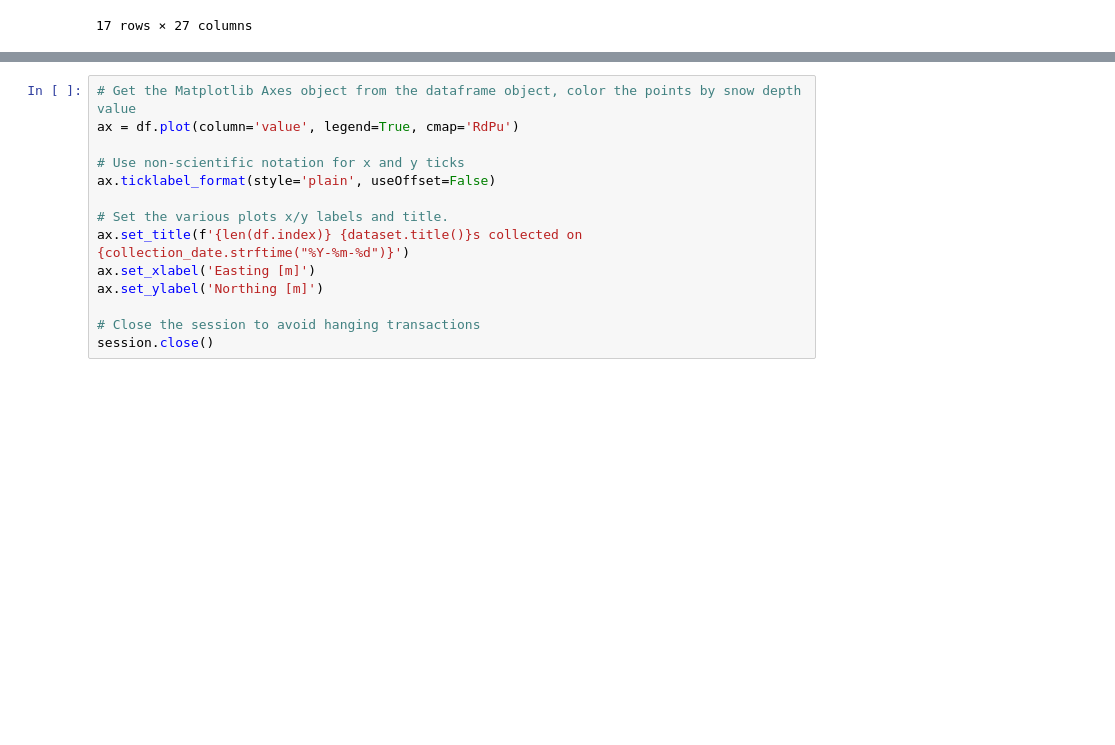
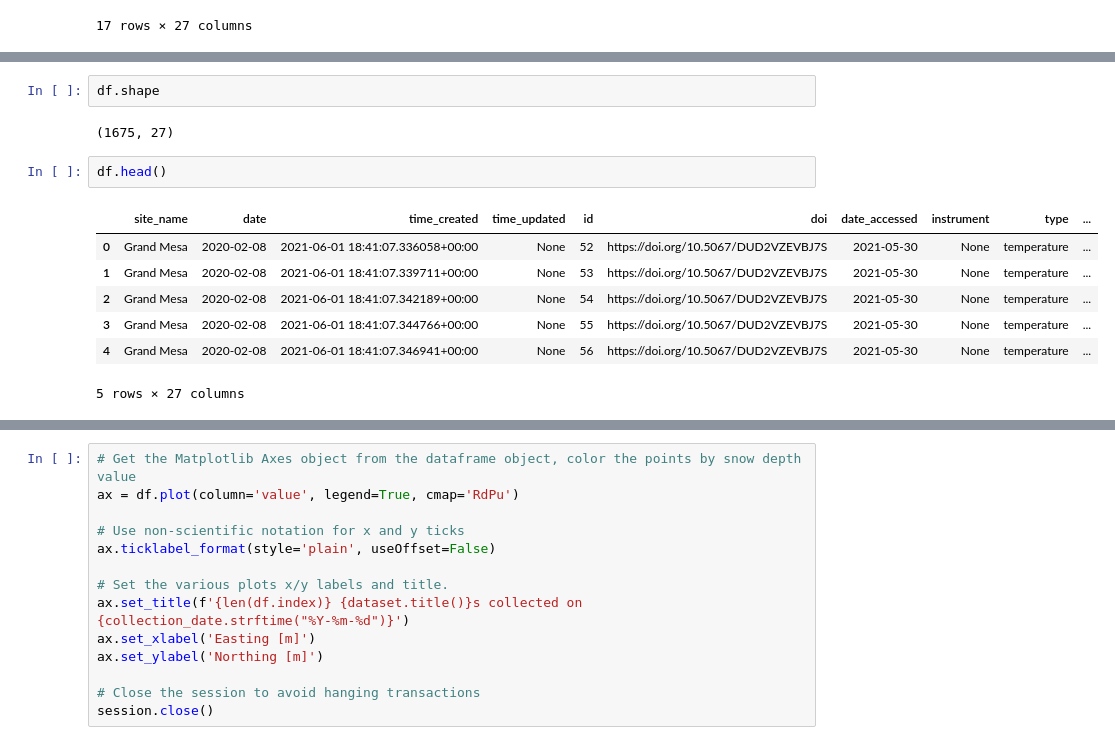
Before and after one commit to snowex-hackweek/hot-pow, a Jupyter notebook: contributors/Jeremy_Johnston/QueryPractice.ipynb, the cells around one changed output, grey strips where cells are left out. Saved outputs shown, nothing was run; the diff lists cells and outputs as text; blank space fills up the shorter version.

```diff
--- a/contributors/Jeremy_Johnston/QueryPractice.ipynb
+++ b/contributors/Jeremy_Johnston/QueryPractice.ipynb
@@ -70,0 +93,14 @@ df
+# %%
+df.shape
+# %% [output]
+(1675, 27)
+# %%
+df.head()
+# %% [output]
+|  | site_name | date | time_created | time_updated | id | doi | date_accessed | instrument | type | ... |
+| 0 | Grand Mesa | 2020-02-08 | 2021-06-01 18:41:07.336058+00:00 | None | 52 | https://doi.org/10.5067/DUD2VZEVBJ7S | 2021-05-30 | None | temperature | ... |
+| 1 | Grand Mesa | 2020-02-08 | 2021-06-01 18:41:07.339711+00:00 | None | 53 | https://doi.org/10.5067/DUD2VZEVBJ7S | 2021-05-30 | None | temperature | ... |
+| 2 | Grand Mesa | 2020-02-08 | 2021-06-01 18:41:07.342189+00:00 | None | 54 | https://doi.org/10.5067/DUD2VZEVBJ7S | 2021-05-30 | None | temperature | ... |
+| 3 | Grand Mesa | 2020-02-08 | 2021-06-01 18:41:07.344766+00:00 | None | 55 | https://doi.org/10.5067/DUD2VZEVBJ7S | 2021-05-30 | None | temperature | ... |
+| 4 | Grand Mesa | 2020-02-08 | 2021-06-01 18:41:07.346941+00:00 | None | 56 | https://doi.org/10.5067/DUD2VZEVBJ7S | 2021-05-30 | None | temperature | ... |
+5 rows × 27 columns
```
Also changed, not shown: parts of 7 cells of this notebook, 1 other file.
